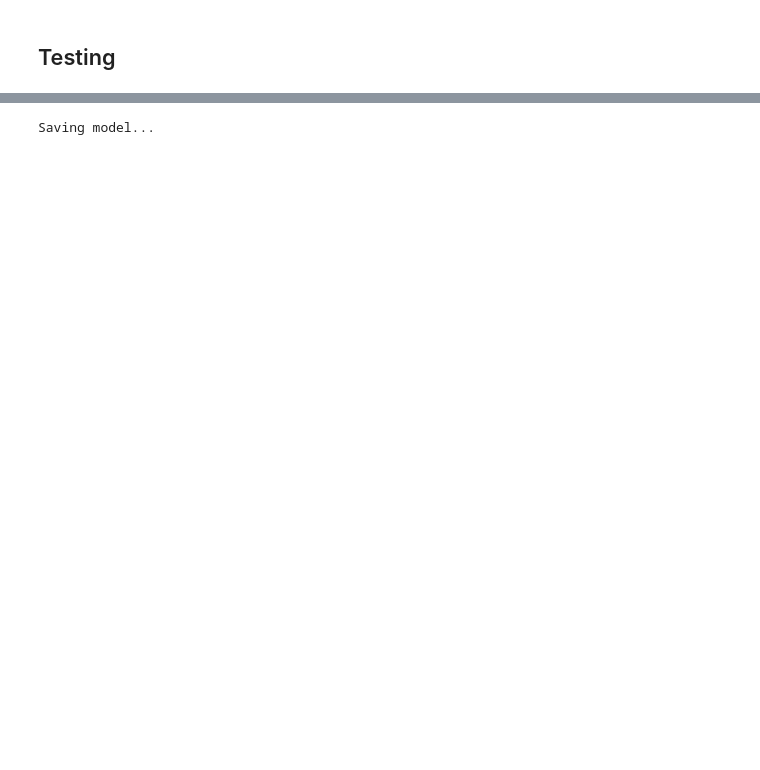
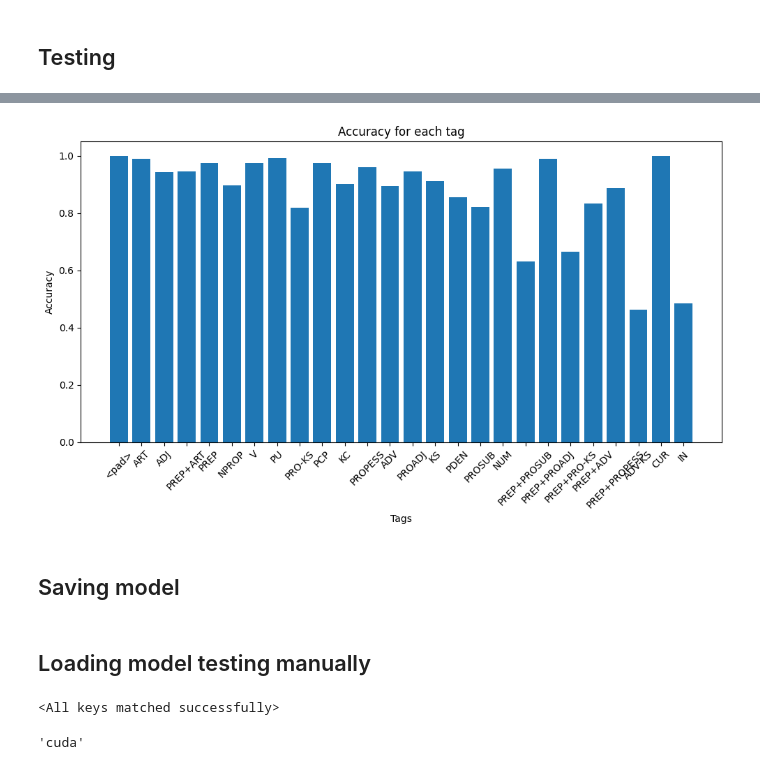
Before and after one commit to HenriqueDSousa/TP2_NLP, a Jupyter notebook: pos_tagging.ipynb, the cells around one changed output, grey strips where cells are left out. Cells and saved outputs as stored; diff of their text form; code cells hidden in the pictures; blank space fills up the shorter version.

```diff
--- a/pos_tagging.ipynb
+++ b/pos_tagging.ipynb
@@ -262,6 +298,6 @@ FineTunedBert(
 # %%
 optimizer = Adam(model.parameters(), lr=0.0001)
-criterion = nn.CrossEntropyLoss(ignore_index=0)
+criterion = nn.CrossEntropyLoss()
 epochs = 1
 # %%
 for epoch in range(epochs):
@@ -282,7 +318,7 @@ for epoch in range(epochs):
         loss.backward()
         optimizer.step()
 
-        if i%10 == 0:
+        if i%100 == 0:
             print(f"Step: {i}, Loss: {loss.item()}")
 # %% [output]
 We strongly recommend passing in an `attention_mask` since your input_ids may be padded. See https://huggingface.co/docs/transformers/troubleshooting#incorrect-output-when-padding-tokens-arent-masked.
@@ -337,0 +362,20 @@ Test Precision: 0.9832
+# %%
+accuracy_dict = {}
+total_dict = {}
+
+for i, label in enumerate(predictions):
+    tag = idx2tag[label]
+    true_tag = idx2tag[true_labels[i]]
+    if tag == true_tag:
+        if tag in accuracy_dict:
+            accuracy_dict[tag] +=1
+        else:
+            accuracy_dict[tag] = 0
+
+    if true_tag in total_dict:
+        total_dict[true_tag] +=1
+    else:
+        total_dict[true_tag] = 0
+
+for tag in accuracy_dict:
+    accuracy_dict[tag] = accuracy_dict[tag]/total_dict[tag]
@@ -338,8 +403,37 @@ Test Precision: 0.9832
+# %%
+# Create the histogram
+plt.figure(figsize=(10, 6))
+plt.bar(accuracy_dict.keys(), accuracy_dict.values())
+plt.xlabel('Tags')
+plt.ylabel('Accuracy')
+plt.title('Accuracy for each tag')
+plt.xticks(rotation=45)
+plt.tight_layout()
+plt.show()
+# %% [output]
+[figure, added]
+# %% [markdown]
+## Saving model
 # %%
-print("Saving model...")
-torch.save(model, "model/pytorch_model.bin")
+import os
+
+if not os.path.isdir('model'):
+    os.makedirs('model')
+
+torch.save(model.state_dict(), "model/pytorch_model.bin")
-# %% [output]
-Saving model...
+# %% [markdown]
+## Loading model testing manually
+# %%
+model = FineTunedBert(27)
+
+model.load_state_dict(torch.load("model/pytorch_model.bin", weights_only=True))
+# %% [output]
+<All keys matched successfully>
+# %%
+device = "cuda" if torch.cuda.is_available() else "cpu"
+device
+# %% [output]
+'cuda'
 # %%
 def predict_sentence(sentence, model, tokenizer: BertTokenizer, device, tag2idx, idx2tag):
     """
```
Also changed, not shown: parts of 17 cells of this notebook, 1 other file.
